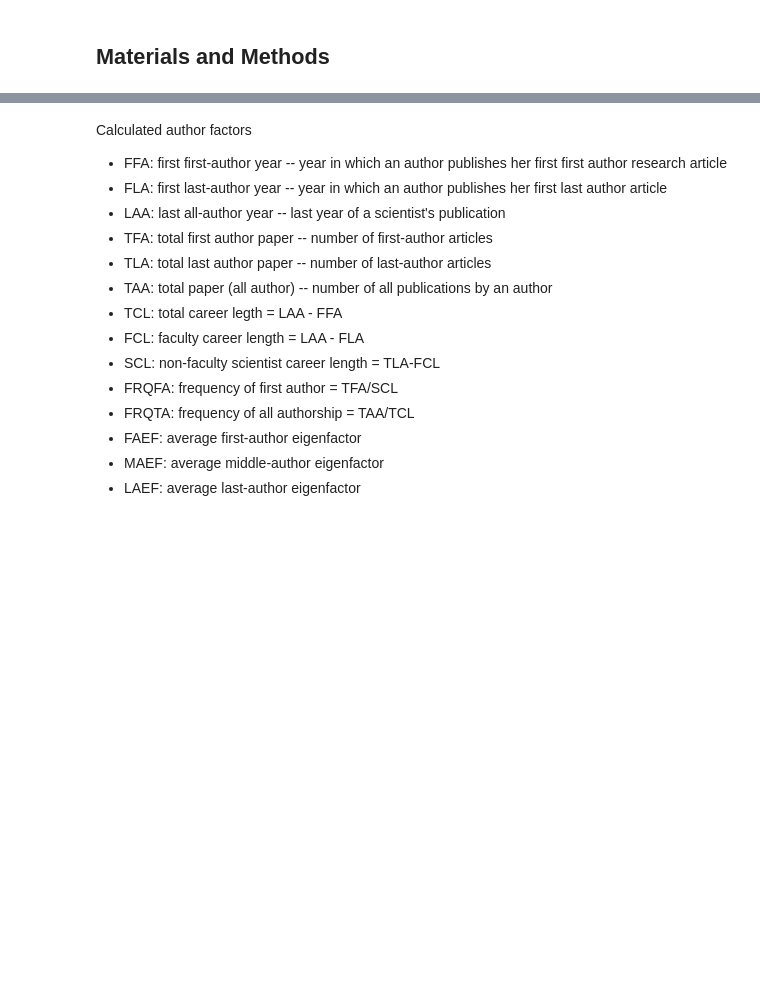
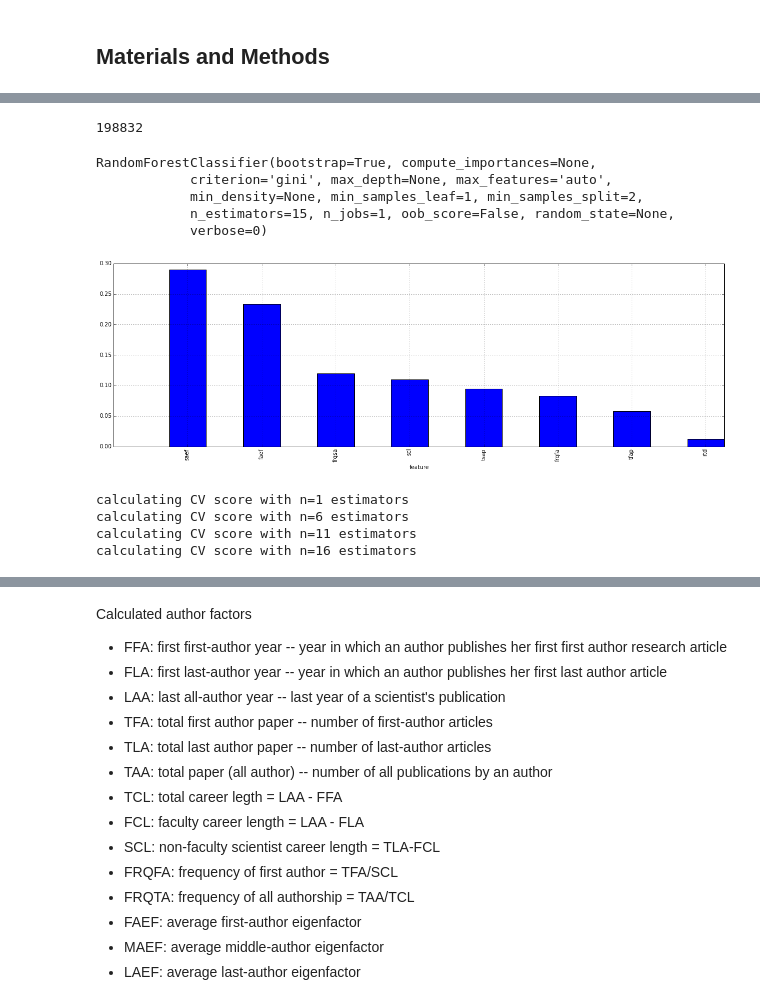
Before and after one commit to shinwachi/cs109_firstOrPerish, a Jupyter notebook: final_processbook/process_book.ipynb, the cells around one changed output, grey strips where cells are left out. Drawn from its saved outputs; the diff is of its cells as text; code cells hidden in the pictures; blank space fills up the shorter version.

```diff
--- a/final_processbook/process_book.ipynb
+++ b/final_processbook/process_book.ipynb
@@ -32,0 +62,7 @@ A significant amount of effort has been spent on obtaining and processing the da
+# %%
+infilepath = 'data/filtered3_foroutliers.csv.gz'
+data = pd.read_csv(gzip.open( infilepath, 'r'), index_col=[0])
+infilepath = 'data/authorSalary.txt'
+salary = DataFrame([dict(author=author, salary=float(salary)) for author, salary in csv.reader(open(infilepath, 'r'))])
+data = DataFrame.merge(data, salary, on='author')
+data.head()
@@ -32,0 +131,45 @@ A significant amount of effort has been spent on obtaining and processing the da
+# %%
+#cast the true false values to 1 and 0
+print len(analysisData.index)
+X = analysisData.as_matrix()
+results = []
+for value in Y:
+    if value:
+        results.append(1)
+    else:
+        results.append(0)
+Y = np.array(results)
+# %% [output]
+198832
+# %%
+# Adopted from HW5
+# create the classifier
+classifier = RandomForestClassifier(n_estimators=15)
+# train the classifier using the WHOLE dataset (which is unusual)
+classifier.fit(X,Y)
+# %% [output]
+RandomForestClassifier(bootstrap=True, compute_importances=None,
+            criterion='gini', max_depth=None, max_features='auto',
+            min_density=None, min_samples_leaf=1, min_samples_split=2,
+            n_estimators=15, n_jobs=1, oob_score=False, random_state=None,
+            verbose=0)
+# %%
+importance = DataFrame([ dict(feature=a,importance=b) for a,b in zip(list(analysisData.columns),classifier.feature_importances_)])
+importance = importance.sort(columns=['importance'], ascending=False)
+
+# sns.barplot(importance)
+importance.plot(x='feature',y='importance',kind='bar')
+plt.show()
+# %% [output]
+[figure, added]
+# %%
+answer = {}
+for n_est in range(1,20+1, 5):
+    print "calculating CV score with n=%d estimators"%n_est
+    answer[n_est] = cross_val_score(RandomForestClassifier(n_estimators=n_est),
+                             X, Y, cv=10, scoring='f1')
+# %% [output]
+calculating CV score with n=1 estimators
+calculating CV score with n=6 estimators
+calculating CV score with n=11 estimators
+calculating CV score with n=16 estimators
```
Also changed, not shown: parts of 20 cells of this notebook.
